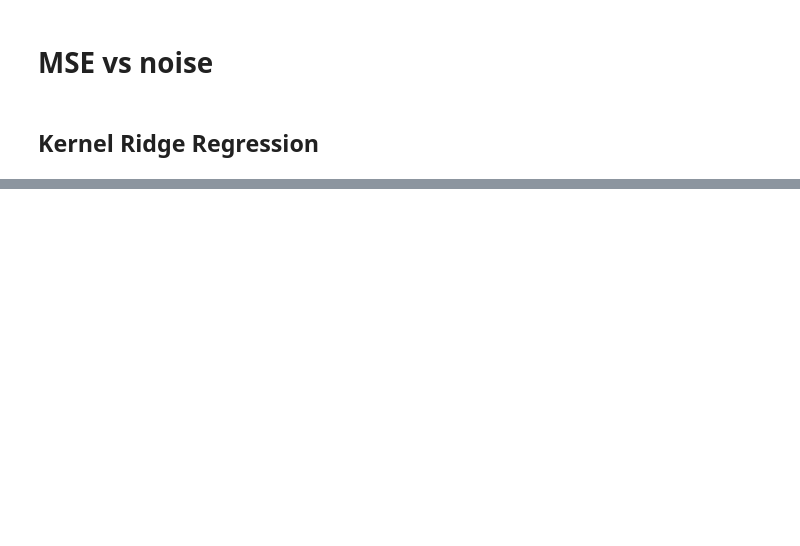
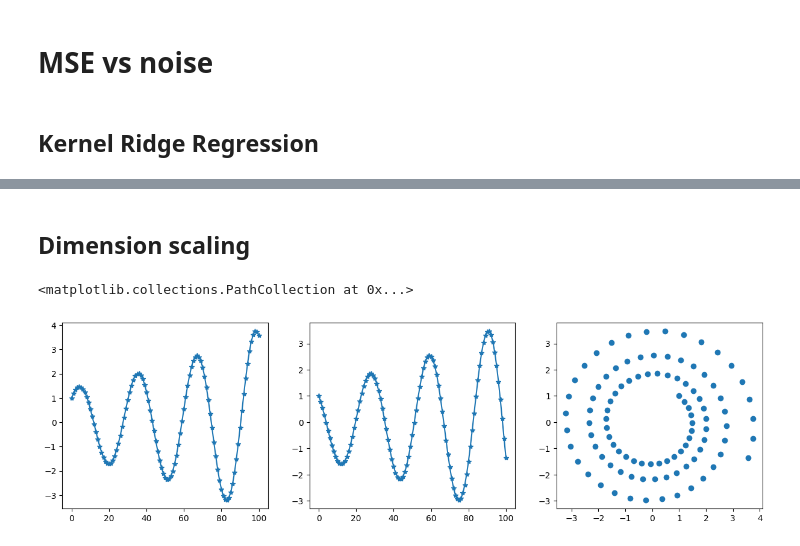
Before and after one commit to jameslavis26/time_series_clustering, a Jupyter notebook: experiments/clustering_tests/workbook.ipynb, the cells around one changed output, grey strips where cells are left out. Cells and saved outputs as stored; diff of their text form; code cells hidden in the pictures; blank space fills up the shorter version.

Commit message:
KRR experiment ready

```diff
--- a/experiments/clustering_tests/workbook.ipynb
+++ b/experiments/clustering_tests/workbook.ipynb
@@ -21,12 +23,12 @@ from time_series_clustering import TimeSeriesClustering
 experiment = Experiment("MSE vs Noise - KRR", "experiments")
 # %%
 n_per = 10
-n_groups = 2
+n_groups = 5
 seed = 0
 
 np.random.seed(seed)
 
-experiment.add_config(n_per=n_per, n_groups=n_groups, seed=seed, sweep="noise")
+experiment.add_config(n_per=n_per, n_groups=n_groups, seed=seed, sweep="noise", model="KRR")
 # %%
 noise_range = tqdm(np.linspace(1e-3, 10, 20))
 
@@ -95,8 +97,8 @@ for noise in noise_range:
 
     experiment.add_result(
         results=dict(
-            noise=noise,
-            silhouette=score,
+            noise=float(noise),
+            silhouette=float(score),
             similarity_matrix=similarity_matrix.tolist(),
             error_matrix=error_matrix.tolist()
         )
@@ -103,0 +128,29 @@ for noise in noise_range:
+# %% [markdown]
+## Dimension scaling
+# %%
+d = 2
+
+x0 = np.array([1, 1])
+
+theta = 0.2
+T = np.array(
+    [[np.cos(theta), np.sin(theta)],
+    [-np.sin(theta), np.cos(theta)]]
+)
+
+x = [x0]
+xi = 1*x0
+for i in range(100):
+    xi = T@(xi)*(1 + 1e-2)
+    x.append(xi)
+
+x = np.stack(x)
+
+fig, ax = plt.subplots(ncols=3, figsize=(15, 4))
+
+ax[0].plot(x[:, 0], "-*")
+ax[1].plot(x[:, 1], "-*")
+ax[2].scatter(*x.T)
+# %% [output]
+<matplotlib.collections.PathCollection at 0x...>
+[figure, added]
```
Also changed, not shown: parts of 5 cells of this notebook, 2 other files.
